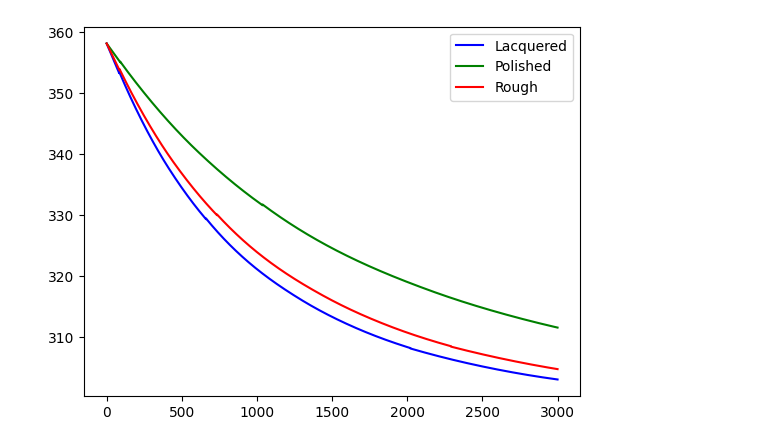
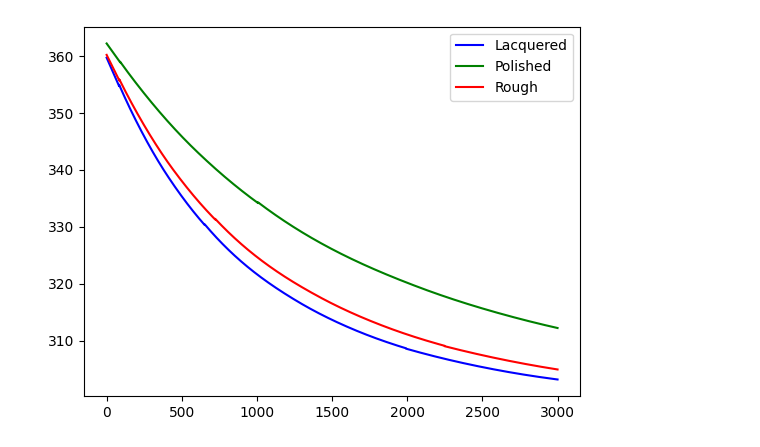
Before and after one commit to loganmachale/Modelling-Cooling-Mechanisms, a Jupyter notebook: simulationModel.ipynb, the cells around one changed output. Drawn from its saved outputs; the diff is of its cells as text; code cells hidden in the pictures.

```diff
--- a/simulationModel.ipynb
+++ b/simulationModel.ipynb
@@ -41,9 +41,9 @@ massL = rhoAl * volL
 massP = rhoAl * volP
 massR = rhoAl * volR
 
-TiL = 85 + 273.15
-TiP = 85 + 273.15
-TiR = 85 + 273.15
+TiL = 359.65
+TiP = 362.15
+TiR = 360.15
 
 y_0L = [TiL]
 carrL = [massL, emmL, saL, radL]
@@ -65,31 +65,31 @@ def dydt_arr(t, y_arr, M, e, A, r):
     equations for use in the scipy numerical integration function"""
 
     T = y_arr[0]
 
     # dT/dt
     return np.array([(-A * e * sigma * T ** 4 - 1.32 * h(T, Tamb, r) * A * (T - Tamb) + A * e * sigma * Tamb ** 4) / (M * hcAl)])
 
 t_0 = 0
 t_f = 3000
 steps = int(1E5)
 t_arr = np.linspace(t_0, t_f, steps)
 
 solarr = []
 
 for i in range(3):
     sol = integrate.solve_ivp(dydt_arr, (t_0, t_f),
                                 y_0arr[i],
                                 method='LSODA',
                                 t_eval=t_arr,
                                 args=carrAll[i])
 
     solT = sol['y'][0]
     solarr.append(solT)
 
 plt.plot(t_arr, solarr[0], "b")
 plt.plot(t_arr, solarr[1], "g")
 plt.plot(t_arr, solarr[2], "r")
 plt.legend(['Lacquered', 'Polished', 'Rough'])
 plt.show()
 # %% [output]
-[figure, old version]
+[figure, new version]
```
Also changed, not shown: parts of 1 cell of this notebook.
